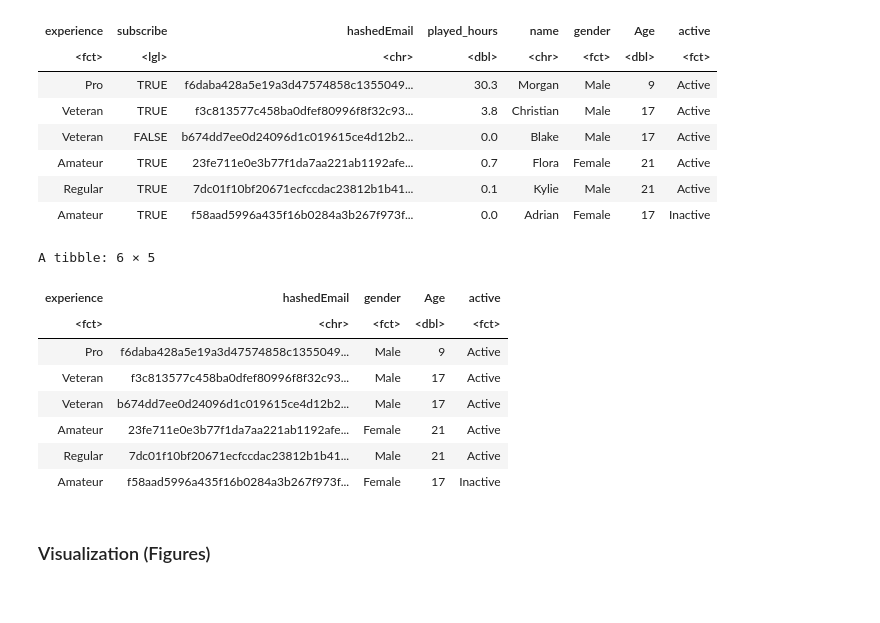
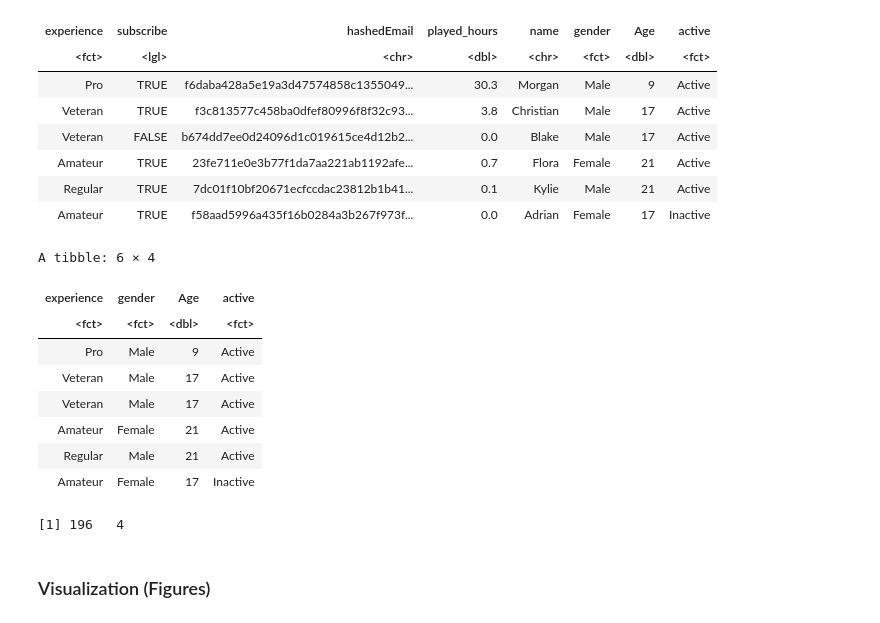
Before and after one commit to lucychenyun/DSCI100-Project-Group, a Jupyter notebook: Project.ipynb, the cells around one changed output. Saved outputs shown, nothing was run; the diff lists cells and outputs as text; code cells hidden in the pictures.

```diff
--- a/Project.ipynb
+++ b/Project.ipynb
@@ -82,18 +90,20 @@ A tibble: 6 × 8
 | Amateur | TRUE | f58aad5996a435f16b0284a3b267f973f... | 0.0 | Adrian | Female | 17 | Inactive |
 # %%
 player_data_2 <- player_data |>
-    select(-subscribe, -name, -played_hours)
+    select(-subscribe, -name, -played_hours,-hashedEmail)
 head(player_data_2)
+dim(player_data_2)
 # %% [output]
-A tibble: 6 × 5
+A tibble: 6 × 4
-| experience | hashedEmail | gender | Age | active |
-| <fct> | <chr> | <fct> | <dbl> | <fct> |
-| Pro | f6daba428a5e19a3d47574858c1355049... | Male | 9 | Active |
-| Veteran | f3c813577c458ba0dfef80996f8f32c93... | Male | 17 | Active |
-| Veteran | b674dd7ee0d24096d1c019615ce4d12b2... | Male | 17 | Active |
-| Amateur | 23fe711e0e3b77f1da7aa221ab1192afe... | Female | 21 | Active |
-| Regular | 7dc01f10bf20671ecfccdac23812b1b41... | Male | 21 | Active |
-| Amateur | f58aad5996a435f16b0284a3b267f973f... | Female | 17 | Inactive |
+| experience | gender | Age | active |
+| <fct> | <fct> | <dbl> | <fct> |
+| Pro | Male | 9 | Active |
+| Veteran | Male | 17 | Active |
+| Veteran | Male | 17 | Active |
+| Amateur | Female | 21 | Active |
+| Regular | Male | 21 | Active |
+| Amateur | Female | 17 | Inactive |
+[1] 196   4
 # %% [markdown]
 ### Visualization (Figures)
 # %%
```
Also changed, not shown: parts of 6 cells of this notebook.
